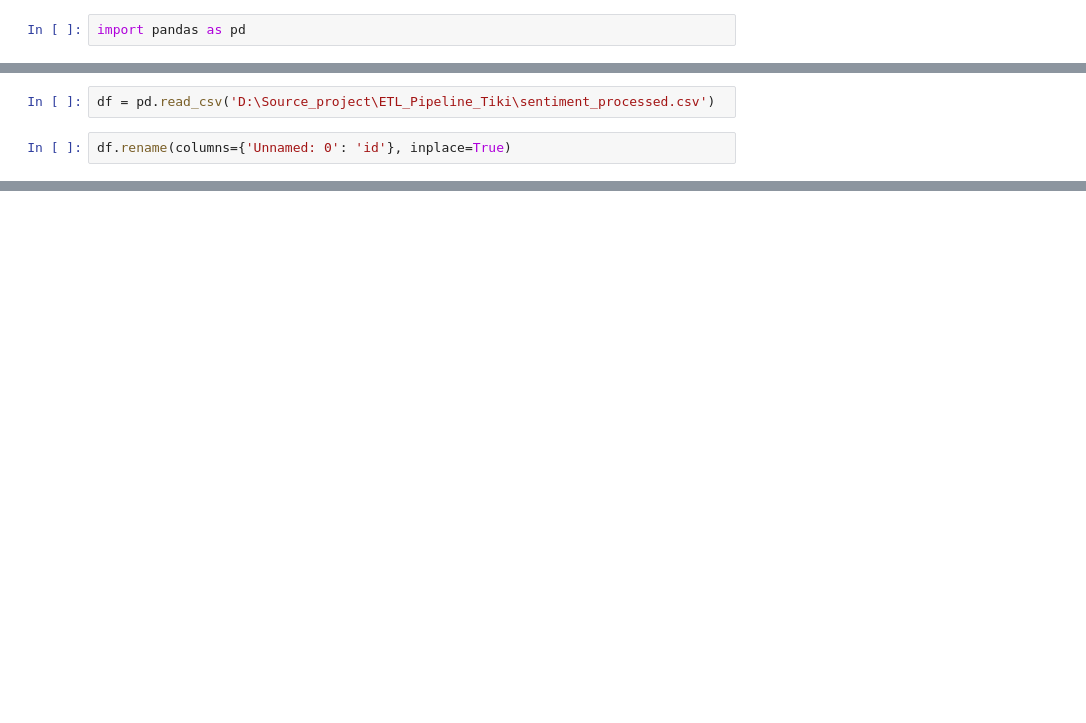
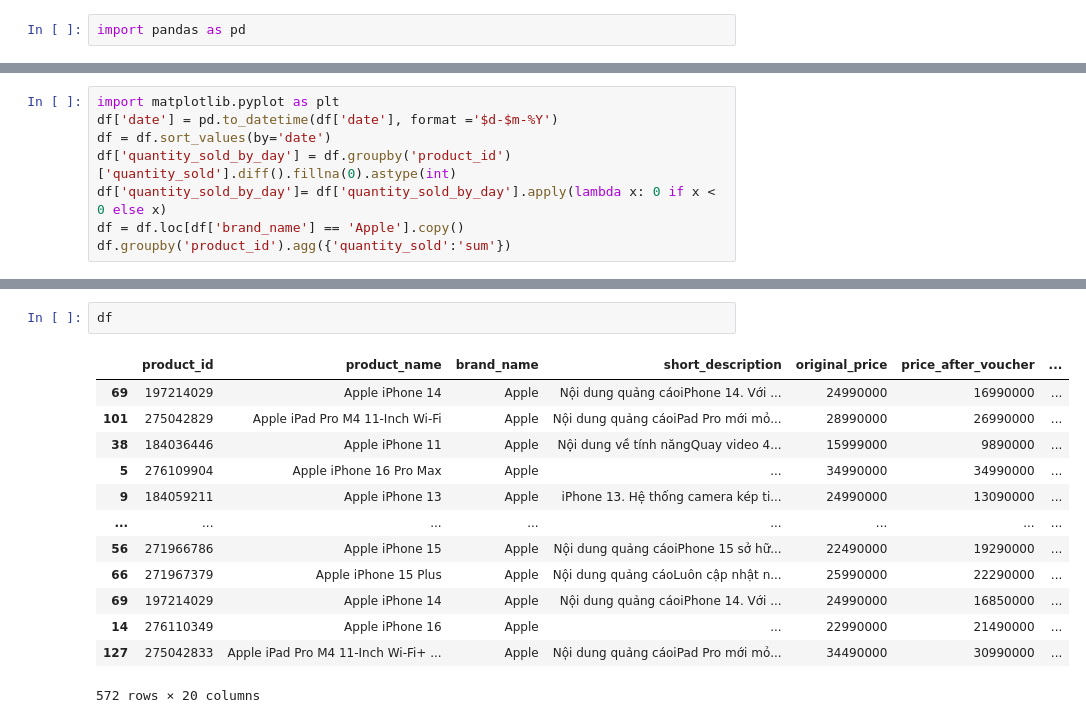
Before and after one commit to Tungnei/ETL-Pipeline-Tiki, a Jupyter notebook: test.ipynb, the cells around one changed output, grey strips where cells are left out. Drawn from its saved outputs; the diff is of its cells as text; blank space fills up the shorter version.

```diff
--- a/test.ipynb
+++ b/test.ipynb
@@ -115,4 +113,0 @@ Done file:  data_product_251124.csv
-# %%
-df = pd.read_csv('D:\Source_project\ETL_Pipeline_Tiki\sentiment_processed.csv')
-# %%
-df.rename(columns={'Unnamed: 0': 'id'}, inplace=True)
@@ -120,0 +114,8 @@ df.to_csv('D:\Source_project\ETL_Pipeline_Tiki\sentiment_processed.csv', index=F
+# %%
+import matplotlib.pyplot as plt
+df['date'] = pd.to_datetime(df['date'], format ='$d-$m-%Y')
+df = df.sort_values(by='date')
+df['quantity_sold_by_day'] = df.groupby('product_id')['quantity_sold'].diff().fillna(0).astype(int)
+df['quantity_sold_by_day']= df['quantity_sold_by_day'].apply(lambda x: 0 if x < 0 else x)
+df = df.loc[df['brand_name'] == 'Apple'].copy()
+df.groupby('product_id').agg({'quantity_sold':'sum'})
@@ -120,0 +139,16 @@ df.to_csv('D:\Source_project\ETL_Pipeline_Tiki\sentiment_processed.csv', index=F
+# %%
+df
+# %% [output]
+|  | product_id | product_name | brand_name | short_description | original_price | price_after_voucher | ... |
+| 69 | 197214029 | Apple iPhone 14 | Apple | Nội dung quảng cáoiPhone 14. Với ... | 24990000 | 16990000 | ... |
+| 101 | 275042829 | Apple iPad Pro M4 11-Inch Wi-Fi | Apple | Nội dung quảng cáoiPad Pro mới mỏ... | 28990000 | 26990000 | ... |
+| 38 | 184036446 | Apple iPhone 11 | Apple | Nội dung về tính năngQuay video 4... | 15999000 | 9890000 | ... |
+| 5 | 276109904 | Apple iPhone 16 Pro Max | Apple | ... | 34990000 | 34990000 | ... |
+| 9 | 184059211 | Apple iPhone 13 | Apple | iPhone 13. Hệ thống camera kép ti... | 24990000 | 13090000 | ... |
+| ... | ... | ... | ... | ... | ... | ... | ... |
+| 56 | 271966786 | Apple iPhone 15 | Apple | Nội dung quảng cáoiPhone 15 sở hữ... | 22490000 | 19290000 | ... |
+| 66 | 271967379 | Apple iPhone 15 Plus | Apple | Nội dung quảng cáoLuôn cập nhật n... | 25990000 | 22290000 | ... |
+| 69 | 197214029 | Apple iPhone 14 | Apple | Nội dung quảng cáoiPhone 14. Với ... | 24990000 | 16850000 | ... |
+| 14 | 276110349 | Apple iPhone 16 | Apple | ... | 22990000 | 21490000 | ... |
+| 127 | 275042833 | Apple iPad Pro M4 11-Inch Wi-Fi+ ... | Apple | Nội dung quảng cáoiPad Pro mới mỏ... | 34490000 | 30990000 | ... |
+572 rows × 20 columns
```
Also changed, not shown: parts of 6 cells of this notebook, 7 other files.
